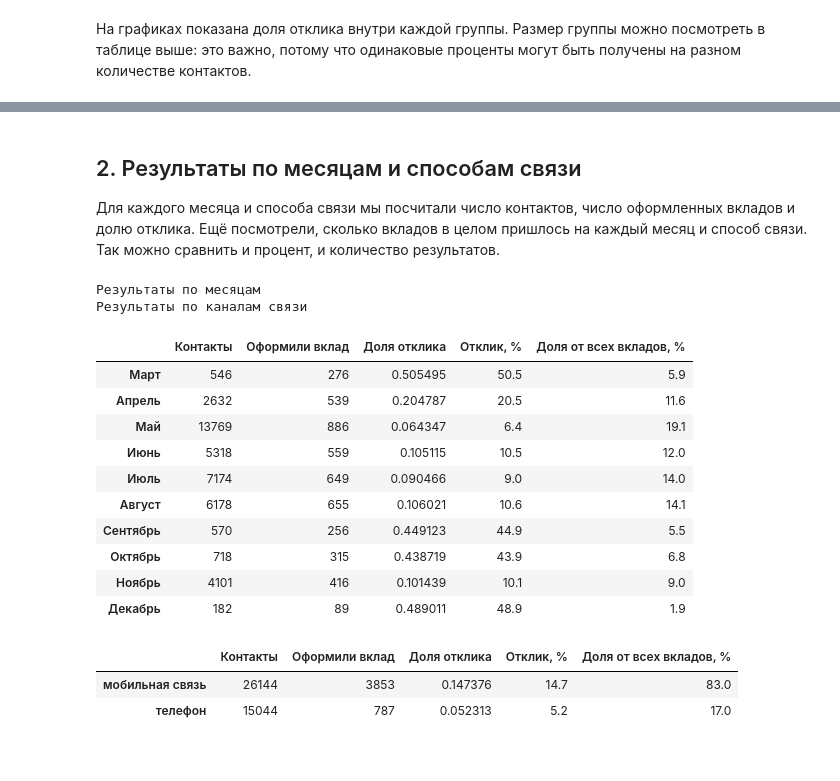
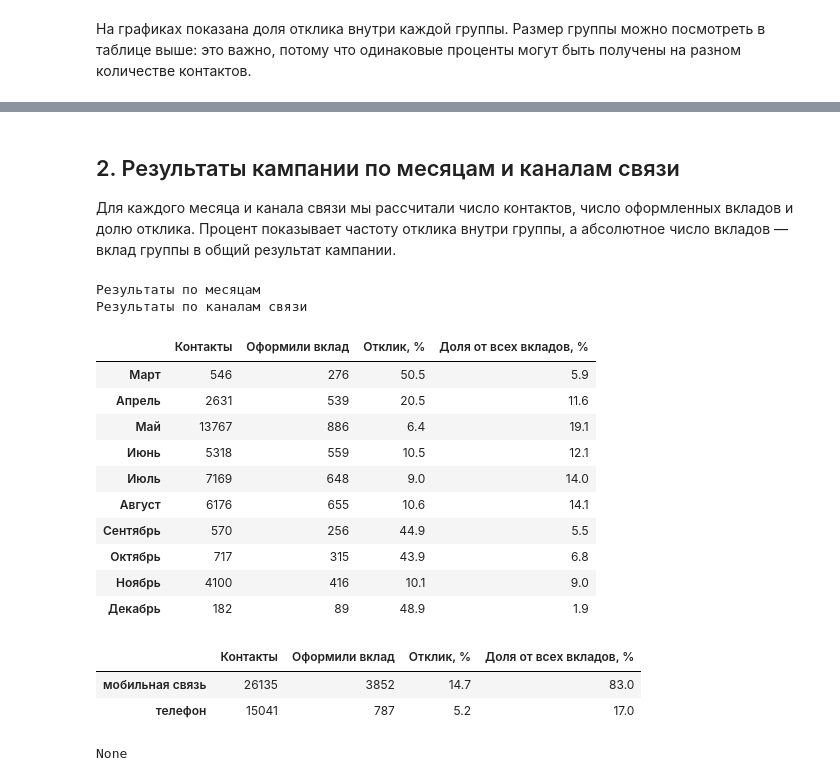
Before and after one commit to KgAmerlion/project_practice_team_1, a Jupyter notebook: Notebook_Bank_Marketing_analitika (2).ipynb, the cells around one changed output, grey strips where cells are left out. Cells and saved outputs as stored; diff of their text form; code cells hidden in the pictures.

```diff
--- a/Notebook_Bank_Marketing_analitika (2).ipynb
+++ b/Notebook_Bank_Marketing_analitika (2).ipynb
@@ -210,6 +257,15 @@ df["pdays_clean"] = df["pdays"].where(df["pdays"] != 999)
 # %% [markdown]
 # Визуализации анализируемых данных.
 # %%
-df["pdays_bin"] = pd.cut(df["pdays_clean"], [-1, 0, 3, 7, 14, 30])
-df["age_bin"] = pd.cut(df["age"], [17, 25, 35, 45, 55, 65, 100])
-df["is_yes"] = (df["y"] == "yes").astype(int)
+df["pdays_bin"] = pd.cut(
+    df["pdays_clean"],
+    bins=[-1, 0, 3, 7, 14, 30],
+    labels=["0 дней", "1–3 дня", "4–7 дней", "8–14 дней", "15–30 дней"],
+    include_lowest=True,
+)
+df["age_group"] = pd.cut(
+    df["age"],
+    bins=[0, 25, 35, 45, 55, 65, 120],
+    labels=["до 25", "26–35", "36–45", "46–55", "56–65", "66+"],
+    include_lowest=True,
+)
@@ -216,29 +274,27 @@ df["is_yes"] = (df["y"] == "yes").astype(int)
 # %% [markdown]
 ## Анализ истории контактов.
 # %%
-labels = ['0 (сегодня)', '1-3', '4-7', '8-14', '15-30']
-df['pdays_bin'] = pd.cut(df['pdays'], bins=[-1, 0, 3, 7, 14, 30], labels=labels)
-
 fig, axes = plt.subplots(1, 3, figsize=(18, 5))
 
 sns.barplot(
     data=df, x="poutcome", y="is_yes",
     order=df.groupby("poutcome")["is_yes"].mean().sort_values(ascending=False).index,
-    ax=axes[0]
+    ax=axes[0], errorbar=None
 )
-axes[0].set_title("Доля 'yes' по poutcome")
+axes[0].set_title("Доля yes по результату прошлой кампании")
 axes[0].set_ylabel("Доля yes")
 axes[0].tick_params(axis="x", rotation=20)
 
-sns.barplot(data=df, x="was_contacted_before", y="is_yes", ax=axes[1])
-axes[1].set_title("Доля 'yes': был ли прошлый контакт")
-axes[1].set_xlabel("was_contacted_before")
+sns.barplot(data=df, x="pdays_is_recorded", y="is_yes", ax=axes[1], errorbar=None)
+axes[1].set_title("Доля yes по значению pdays")
+axes[1].set_xlabel("pdays заполнен обычным числом дней")
 axes[1].set_ylabel("Доля yes")
 
-sns.barplot(data=df, x="pdays_bin", y="is_yes", ax=axes[2])
-axes[2].set_title("Доля 'yes' по давности контакта")
-axes[2].set_xlabel("pdays_bin (дней назад)")
+sns.barplot(data=df, x="pdays_bin", y="is_yes", ax=axes[2], errorbar=None)
+axes[2].set_title("Доля yes по давности контакта")
+axes[2].set_xlabel("Дней после прошлого контакта")
 axes[2].set_ylabel("Доля yes")
+axes[2].tick_params(axis="x", rotation=25)
 
 plt.tight_layout()
 plt.show()
@@ -420,62 +582,61 @@ plt.show()
 # %% [markdown]
-## 2. Результаты по месяцам и способам связи
+## 2. Результаты кампании по месяцам и каналам связи
 
-Для каждого месяца и способа связи мы посчитали число контактов, число оформленных вкладов и долю отклика. Ещё посмотрели, сколько вкладов в целом пришлось на каждый месяц и способ связи. Так можно сравнить и процент, и количество результатов.
+Для каждого месяца и канала связи мы рассчитали число контактов, число оформленных вкладов и долю отклика. Процент показывает частоту отклика внутри группы, а абсолютное число вкладов — вклад группы в общий результат кампании.
 # %%
-month_order = ["mar", "apr", "may", "jun", "jul", "aug", "sep", "oct", "nov", "dec"]
 month_names = {"mar": "Март", "apr": "Апрель", "may": "Май", "jun": "Июнь", "jul": "Июль", "aug": "Август", "sep": "Сентябрь", "oct": "Октябрь", "nov": "Ноябрь", "dec": "Декабрь"}
 month_short = {"mar": "мар", "apr": "апр", "may": "май", "jun": "июн", "jul": "июл", "aug": "авг", "sep": "сен", "oct": "окт", "nov": "ноя", "dec": "дек"}
 contact_names = {"cellular": "мобильная связь", "telephone": "телефон"}
-df["month"] = pd.Categorical(df["month"], categories=month_order, ordered=True)
 
 monthly = (
     df.groupby("month", observed=False)["is_yes"]
     .agg(contacts="size", deposits="sum", response_rate="mean")
 )
 monthly["response_rate_pct"] = (100 * monthly["response_rate"]).round(1)
 monthly["share_of_all_deposits_pct"] = (100 * monthly["deposits"] / df["is_yes"].sum()).round(1)
 monthly_view = monthly.copy()
 monthly_view.index = [month_names[str(month)] for month in monthly.index]
 monthly_view = monthly_view.rename(columns={
     "contacts": "Контакты", "deposits": "Оформили вклад",
-    "response_rate": "Доля отклика", "response_rate_pct": "Отклик, %",
+    "response_rate_pct": "Отклик, %",
     "share_of_all_deposits_pct": "Доля от всех вкладов, %",
 })
 print("Результаты по месяцам")
-display(monthly_view)
+display(monthly_view[["Контакты", "Оформили вклад", "Отклик, %", "Доля от всех вкладов, %"]])
 
 channel = (
     df.groupby("contact")["is_yes"]
     .agg(contacts="size", deposits="sum", response_rate="mean")
 )
 channel["response_rate_pct"] = (100 * channel["response_rate"]).round(1)
 channel["share_of_all_deposits_pct"] = (100 * channel["deposits"] / df["is_yes"].sum()).round(1)
 channel_view = channel.copy()
 channel_view.index = [contact_names.get(str(value), str(value)) for value in channel.index]
 channel_view = channel_view.rename(columns={
     "contacts": "Контакты", "deposits": "Оформили вклад",
-    "response_rate": "Доля отклика", "response_rate_pct": "Отклик, %",
+    "response_rate_pct": "Отклик, %",
     "share_of_all_deposits_pct": "Доля от всех вкладов, %",
 })
 print("Результаты по каналам связи")
-display(channel_view)
+display(channel_view[["Контакты", "Оформили вклад", "Отклик, %", "Доля от всех вкладов, %"]])
 # %% [output]
 Результаты по месяцам
 Результаты по каналам связи
-|  | Контакты | Оформили вклад | Доля отклика | Отклик, % | Доля от всех вкладов, % |
-| Март | 546 | 276 | 0.505495 | 50.5 | 5.9 |
-| Апрель | 2632 | 539 | 0.204787 | 20.5 | 11.6 |
-| Май | 13769 | 886 | 0.064347 | 6.4 | 19.1 |
-| Июнь | 5318 | 559 | 0.105115 | 10.5 | 12.0 |
-| Июль | 7174 | 649 | 0.090466 | 9.0 | 14.0 |
-| Август | 6178 | 655 | 0.106021 | 10.6 | 14.1 |
-| Сентябрь | 570 | 256 | 0.449123 | 44.9 | 5.5 |
-| Октябрь | 718 | 315 | 0.438719 | 43.9 | 6.8 |
-| Ноябрь | 4101 | 416 | 0.101439 | 10.1 | 9.0 |
-| Декабрь | 182 | 89 | 0.489011 | 48.9 | 1.9 |
+|  | Контакты | Оформили вклад | Отклик, % | Доля от всех вкладов, % |
+| Март | 546 | 276 | 50.5 | 5.9 |
+| Апрель | 2631 | 539 | 20.5 | 11.6 |
+| Май | 13767 | 886 | 6.4 | 19.1 |
+| Июнь | 5318 | 559 | 10.5 | 12.1 |
+| Июль | 7169 | 648 | 9.0 | 14.0 |
+| Август | 6176 | 655 | 10.6 | 14.1 |
+| Сентябрь | 570 | 256 | 44.9 | 5.5 |
+| Октябрь | 717 | 315 | 43.9 | 6.8 |
+| Ноябрь | 4100 | 416 | 10.1 | 9.0 |
+| Декабрь | 182 | 89 | 48.9 | 1.9 |
-|  | Контакты | Оформили вклад | Доля отклика | Отклик, % | Доля от всех вкладов, % |
-| мобильная связь | 26144 | 3853 | 0.147376 | 14.7 | 83.0 |
-| телефон | 15044 | 787 | 0.052313 | 5.2 | 17.0 |
+|  | Контакты | Оформили вклад | Отклик, % | Доля от всех вкладов, % |
+| мобильная связь | 26135 | 3852 | 14.7 | 83.0 |
+| телефон | 15041 | 787 | 5.2 | 17.0 |
+None
 # %%
 fig, axes = plt.subplots(1, 2, figsize=(15, 5))
 month_labels = [f"{month_short[str(month)]}\nN={count:,}" for month, count in zip(monthly.index, monthly["contacts"])]
```
Also changed, not shown: parts of 55 cells of this notebook.
